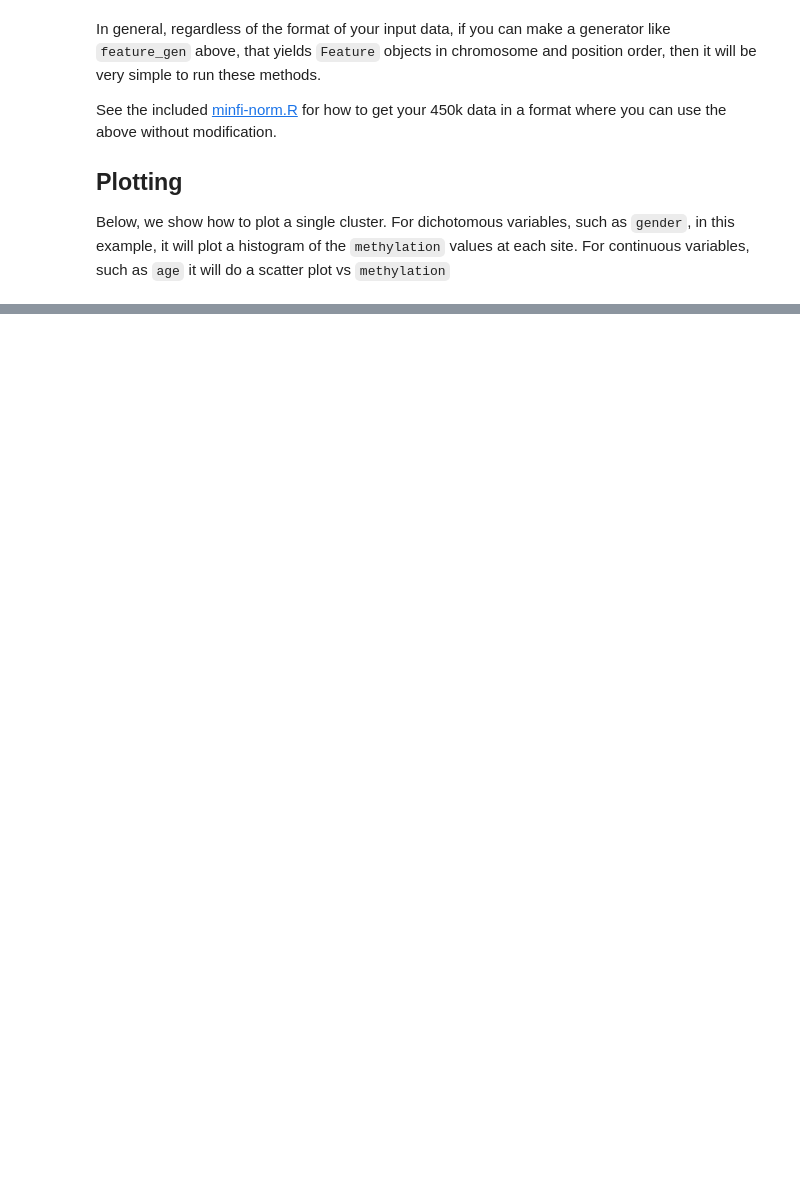
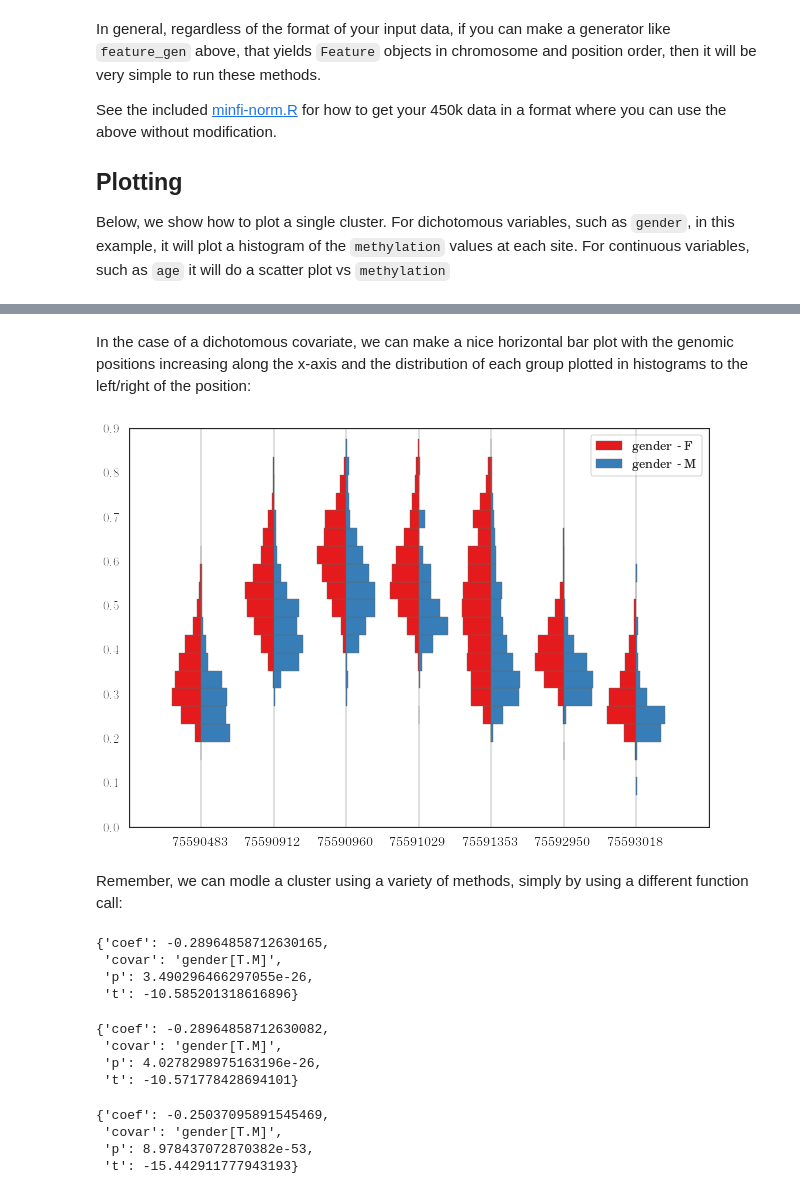
Before and after one commit to brentp/crystal, a Jupyter notebook: notebooks/Introduction.ipynb, the cells around one changed output, grey strips where cells are left out. Cells and saved outputs as stored; diff of their text form; code cells hidden in the pictures; blank space fills up the shorter version.

```diff
--- a/notebooks/Introduction.ipynb
+++ b/notebooks/Introduction.ipynb
@@ -222,0 +268,31 @@ fig, axs = crystal.plot_cluster(cluster, covs)
+# %% [markdown]
+In the case of a dichotomous covariate, we can make a nice horizontal bar plot with the genomic positions increasing along the x-axis and the distribution of each group plotted in histograms to the left/right of the position:
+# %%
+cluster['var'] = 'gender'
+ff, ax = crystal.plot.barplot_cluster(cluster, covs, n_bins=100);
+# %% [output]
+[figure, added]
+# %% [markdown]
+Remember, we can modle a cluster using a variety of methods, simply by using a different function call:
+# %%
+methylation = np.array([x.values for x in cluster['cluster']])
+crystal.gee_cluster(formula + " + CpG" , methylation, covs, "gender")
+# %% [output]
+{'coef': -0.28964858712630165,
+ 'covar': 'gender[T.M]',
+ 'p': 3.490296466297055e-26,
+ 't': -10.585201318616896}
+# %%
+crystal.ols_cluster_robust(formula + " + CpG", methylation, covs, "gender")
+# %% [output]
+{'coef': -0.28964858712630082,
+ 'covar': 'gender[T.M]',
+ 'p': 4.0278298975163196e-26,
+ 't': -10.571778428694101}
+# %%
+crystal.glsar_cluster(formula + " + CpG", methylation, covs, "gender")
+# %% [output]
+{'coef': -0.25037095891545469,
+ 'covar': 'gender[T.M]',
+ 'p': 8.978437072870382e-53,
+ 't': -15.442911777943193}
```
Also changed, not shown: parts of 17 cells of this notebook, 11 other files.
